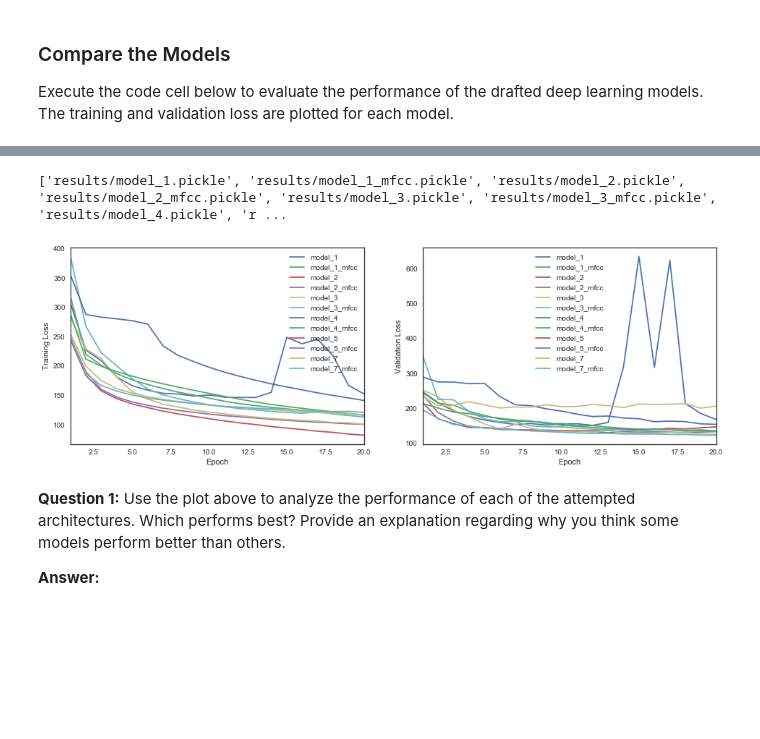
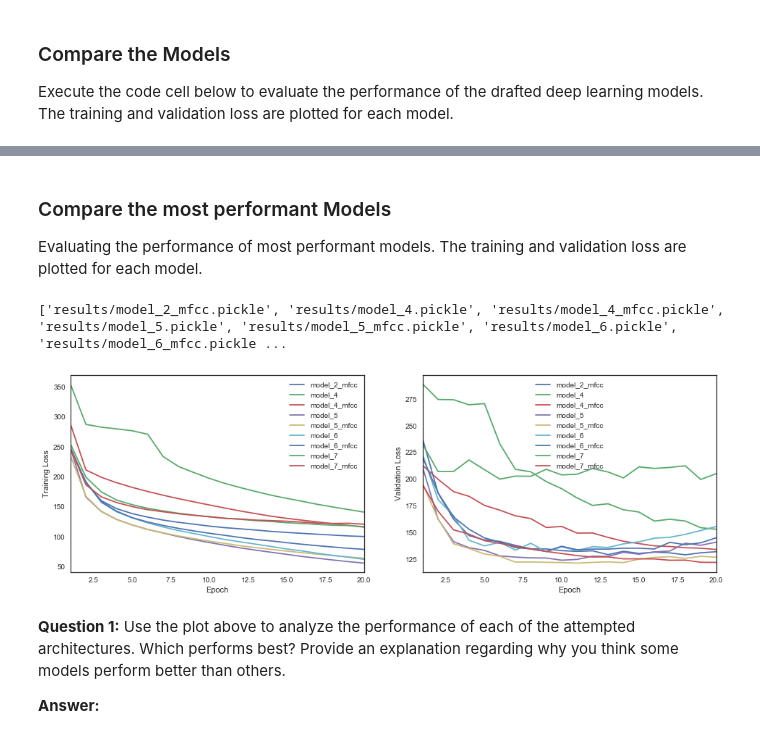
Before and after one commit to alphara/AIND-VUI-Capstone, a Jupyter notebook: vui_notebook.ipynb, the cells around one changed output, grey strips where cells are left out. Saved outputs shown, nothing was run; the diff lists cells and outputs as text; code cells hidden in the pictures; blank space fills up the shorter version.

Commit message:
Update models 5, 6 and retraing them

```diff
--- a/vui_notebook.ipynb
+++ b/vui_notebook.ipynb
@@ -874,6 +906,29 @@ plt.show()
+# %% [markdown]
+### Compare the most performant Models
+
+Evaluating the performance of most performant models. The training and validation loss are plotted for each model.
 # %%
+from glob import glob
+import numpy as np
+import _pickle as pickle
+import seaborn as sns
+import matplotlib.pyplot as plt
+%matplotlib inline
+sns.set_style(style='white')
+
+# obtain the paths for the saved model history
+all_pickles = sorted(glob("results/*.pickle"))
+
 all_pickles.remove('results/model_0.pickle')
 all_pickles.remove('results/model_0_mfcc.pickle')
+all_pickles.remove('results/model_1.pickle')
+all_pickles.remove('results/model_1_mfcc.pickle')
+all_pickles.remove('results/model_2.pickle')
+all_pickles.remove('results/model_3.pickle')
+all_pickles.remove('results/model_3_mfcc.pickle')
+all_pickles.remove('results/model_4.pickle')
+all_pickles.remove('results/model_7.pickle')
+
 print(all_pickles)
 
 # extract the name of each model
@@ -882,35 +937,35 @@ model_names = [item[8:-7] for item in all_pickles]
 valid_loss = [pickle.load( open( i, "rb" ) )['val_loss'] for i in all_pickles]
 train_loss = [pickle.load( open( i, "rb" ) )['loss'] for i in all_pickles]
 # save the number of epochs used to train each model
 num_epochs = [len(valid_loss[i]) for i in range(len(valid_loss))]
 
 fig = plt.figure(figsize=(16,5))
 
 # plot the training loss vs. epoch for each model
 ax1 = fig.add_subplot(121)
 for i in range(len(all_pickles)):
     ax1.plot(np.linspace(1, num_epochs[i], num_epochs[i]),
             train_loss[i], label=model_names[i])
 # clean up the plot
 ax1.legend()
 ax1.set_xlim([1, max(num_epochs)])
 plt.xlabel('Epoch')
 plt.ylabel('Training Loss')
 
 # plot the validation loss vs. epoch for each model
 ax2 = fig.add_subplot(122)
 for i in range(len(all_pickles)):
     ax2.plot(np.linspace(1, num_epochs[i], num_epochs[i]),
             valid_loss[i], label=model_names[i])
 # clean up the plot
 ax2.legend()
 ax2.set_xlim([1, max(num_epochs)])
 plt.xlabel('Epoch')
 plt.ylabel('Validation Loss')
 plt.show()
 # %% [output]
-['results/model_1.pickle', 'results/model_1_mfcc.pickle', 'results/model_2.pickle', 'results/model_2_mfcc.pickle', 'results/model_3.pickle', 'results/model_3_mfcc.pickle', 'results/model_4.pickle', 'r ...
+['results/model_2_mfcc.pickle', 'results/model_4.pickle', 'results/model_4_mfcc.pickle', 'results/model_5.pickle', 'results/model_5_mfcc.pickle', 'results/model_6.pickle', 'results/model_6_mfcc.pickle ...
-[figure, old version]
+[figure, new version]
 # %% [markdown]
 __Question 1:__ Use the plot above to analyze the performance of each of the attempted architectures.  Which performs best?  Provide an explanation regarding why you think some models perform better than others.
 
```
Also changed, not shown: parts of 4 cells of this notebook, 6 other files.
